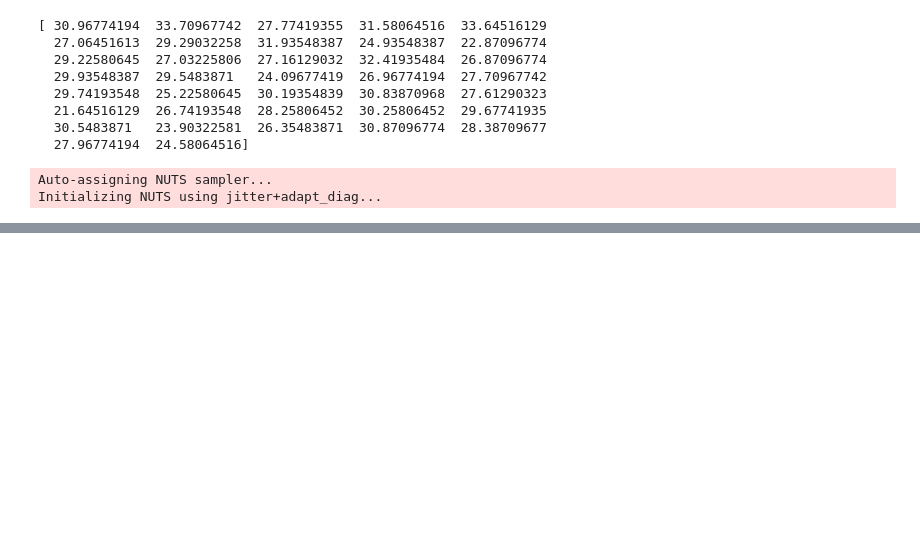
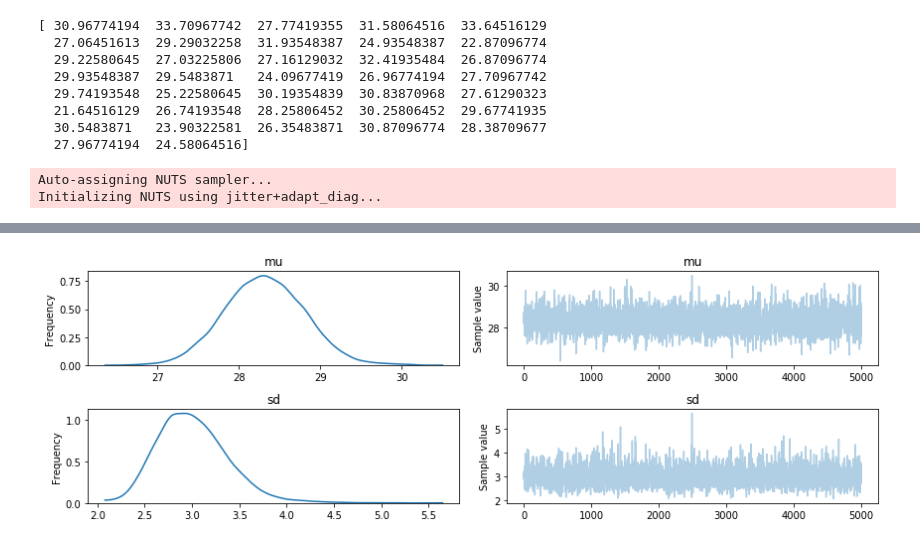
Before and after one commit to jenk1/Mean-Heating-Degree-Days, a Jupyter notebook: NewVersion(Test11).ipynb, the cells around one changed output, grey strips where cells are left out. Cells and saved outputs as stored; diff of their text form; code cells hidden in the pictures; blank space fills up the shorter version.

```diff
--- a/NewVersion(Test11).ipynb
+++ b/NewVersion(Test11).ipynb
@@ -148,0 +188,4 @@ ax.set(title='Posterior predictive of the mean', xlabel='mean(x)', ylabel='Frequ
+# %%
+pm.traceplot(trace);
+# %% [output]
+[figure, added]
```
Also changed, not shown: parts of 26 cells of this notebook.
